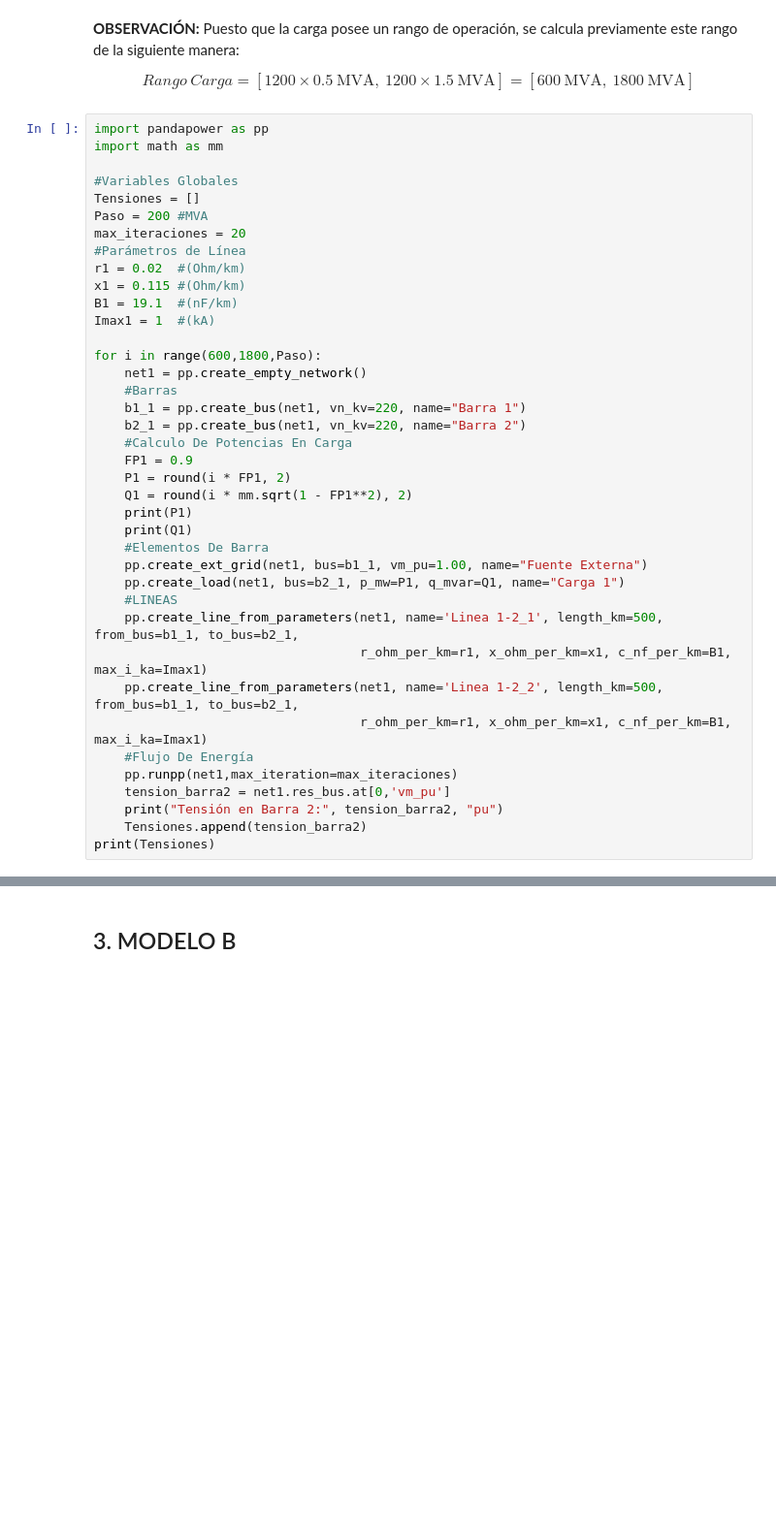
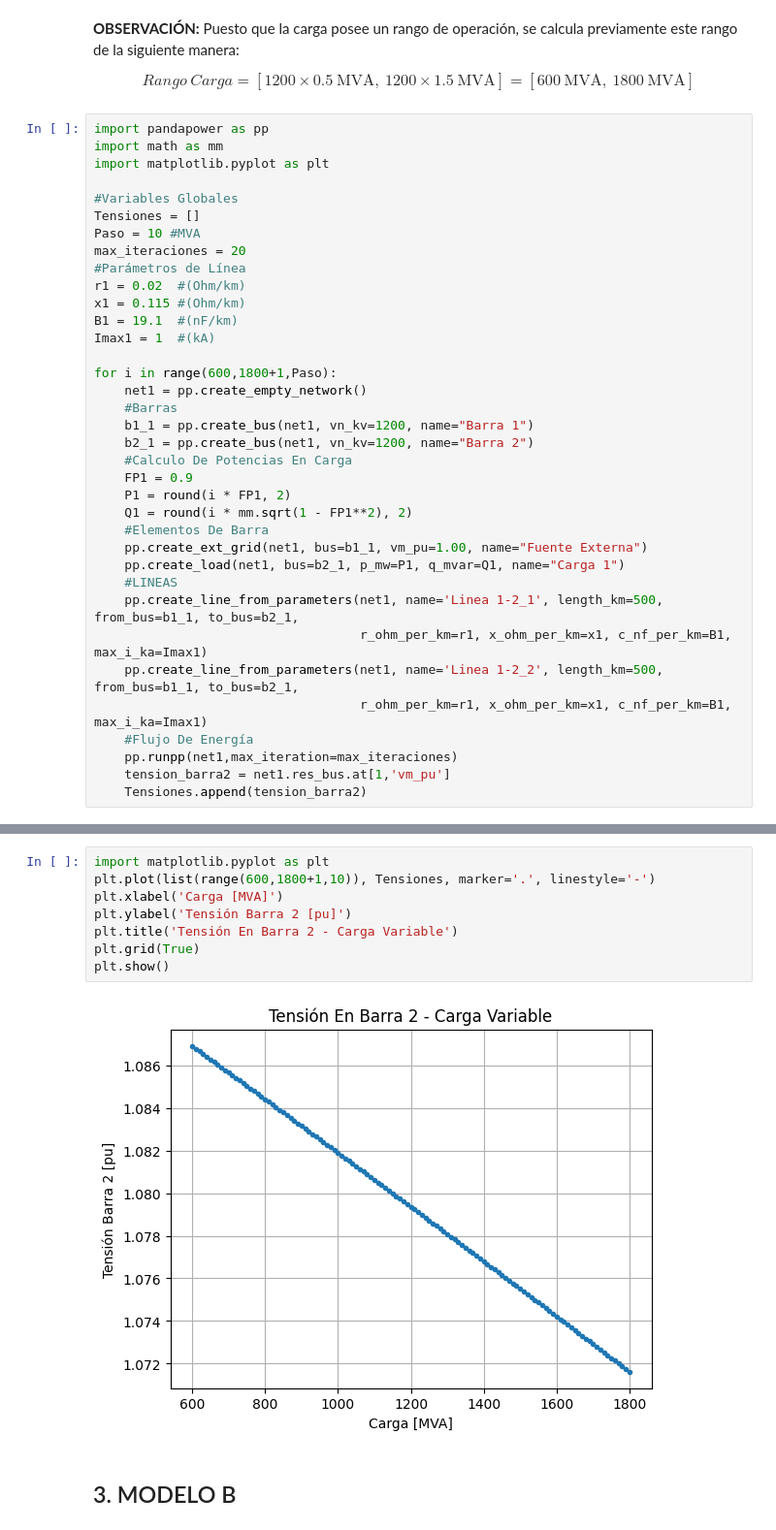
Before and after one commit to Subatchi/G5B_SEP1_S1_2024, a Jupyter notebook: TAREA I.ipynb, the cells around one changed output, grey strips where cells are left out. Shown: that part at 97% size. Drawn from its saved outputs; the diff is of its cells as text; blank space fills up the shorter version.

```diff
--- a/TAREA I.ipynb
+++ b/TAREA I.ipynb
@@ -60,10 +60,11 @@ En base a la información suministrada para el **Sistema A** y mostrada en la fi
 # %%
 import pandapower as pp
 import math as mm
+import matplotlib.pyplot as plt
 
 #Variables Globales
 Tensiones = []
-Paso = 200 #MVA
+Paso = 10 #MVA
 max_iteraciones = 20
 #Parámetros de Línea
 r1 = 0.02  #(Ohm/km)
@@ -71,17 +72,15 @@ x1 = 0.115 #(Ohm/km)
 B1 = 19.1  #(nF/km)
 Imax1 = 1  #(kA)
 
-for i in range(600,1800,Paso):
+for i in range(600,1800+1,Paso):
     net1 = pp.create_empty_network()
     #Barras
-    b1_1 = pp.create_bus(net1, vn_kv=220, name="Barra 1")
-    b2_1 = pp.create_bus(net1, vn_kv=220, name="Barra 2")
+    b1_1 = pp.create_bus(net1, vn_kv=1200, name="Barra 1")
+    b2_1 = pp.create_bus(net1, vn_kv=1200, name="Barra 2")
     #Calculo De Potencias En Carga
     FP1 = 0.9
     P1 = round(i * FP1, 2)
     Q1 = round(i * mm.sqrt(1 - FP1**2), 2)
-    print(P1)
-    print(Q1)
     #Elementos De Barra
     pp.create_ext_grid(net1, bus=b1_1, vm_pu=1.00, name="Fuente Externa")
     pp.create_load(net1, bus=b2_1, p_mw=P1, q_mvar=Q1, name="Carga 1")
@@ -92,7 +91,5 @@ for i in range(600,1800,Paso):
                                    r_ohm_per_km=r1, x_ohm_per_km=x1, c_nf_per_km=B1, max_i_ka=Imax1)
     #Flujo De Energía
     pp.runpp(net1,max_iteration=max_iteraciones)
-    tension_barra2 = net1.res_bus.at[0,'vm_pu']
-    print("Tensión en Barra 2:", tension_barra2, "pu")
+    tension_barra2 = net1.res_bus.at[1,'vm_pu']
     Tensiones.append(tension_barra2)
-print(Tensiones)
@@ -99,3 +98,13 @@ print(Tensiones)
+# %%
+import matplotlib.pyplot as plt
+plt.plot(list(range(600,1800+1,10)), Tensiones, marker='.', linestyle='-')
+plt.xlabel('Carga [MVA]')
+plt.ylabel('Tensión Barra 2 [pu]')
+plt.title('Tensión En Barra 2 - Carga Variable')
+plt.grid(True)
+plt.show()
+# %% [output]
+[figure, added]
 # %% [markdown]
 ## 3. MODELO B
 # %%
```
Also changed, not shown: parts of 3 cells of this notebook.
